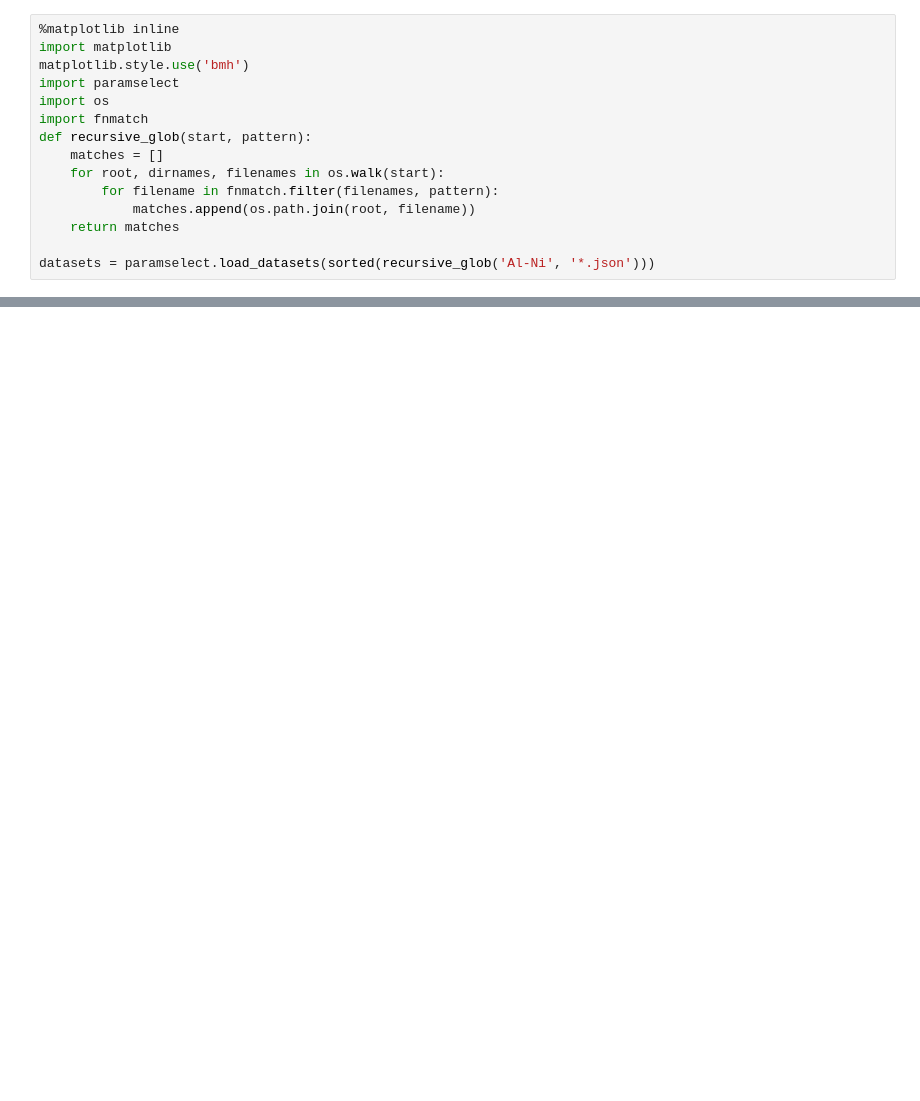
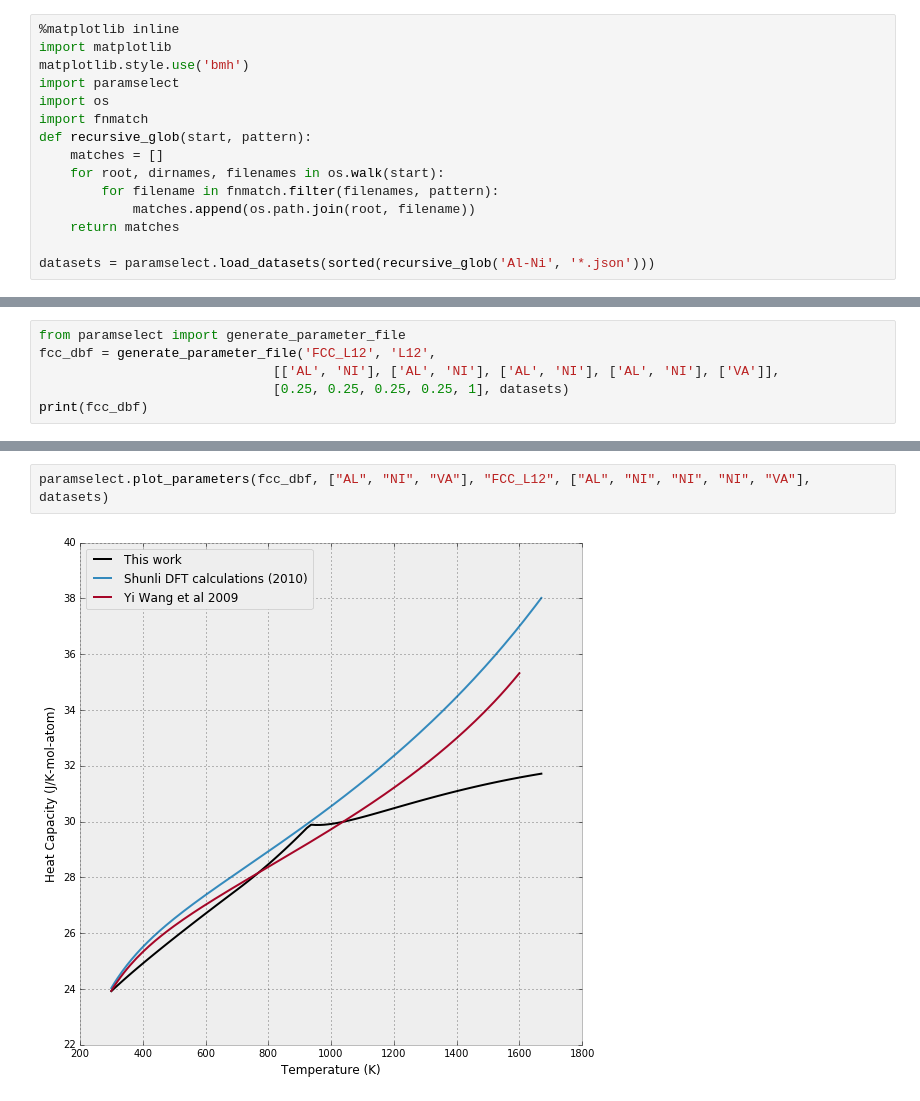
Before and after one commit to PhasesResearchLab/ESPEI, a Jupyter notebook: Parameters.ipynb, the cells around one changed output, grey strips where cells are left out. Cells and saved outputs as stored; diff of their text form; blank space fills up the shorter version.

```diff
--- a/Parameters.ipynb
+++ b/Parameters.ipynb
@@ -44,0 +53,6 @@ NameError: name 'return_dict' is not defined
+# %%
+from paramselect import generate_parameter_file
+fcc_dbf = generate_parameter_file('FCC_L12', 'L12',
+                              [['AL', 'NI'], ['AL', 'NI'], ['AL', 'NI'], ['AL', 'NI'], ['VA']],
+                              [0.25, 0.25, 0.25, 0.25, 1], datasets)
+print(fcc_dbf)
@@ -44,0 +77,4 @@ NameError: name 'return_dict' is not defined
+# %%
+paramselect.plot_parameters(fcc_dbf, ["AL", "NI", "VA"], "FCC_L12", ["AL", "NI", "NI", "NI", "VA"], datasets)
+# %% [output]
+[figure, added]
```
Also changed, not shown: parts of 5 cells of this notebook, 10 other files.
